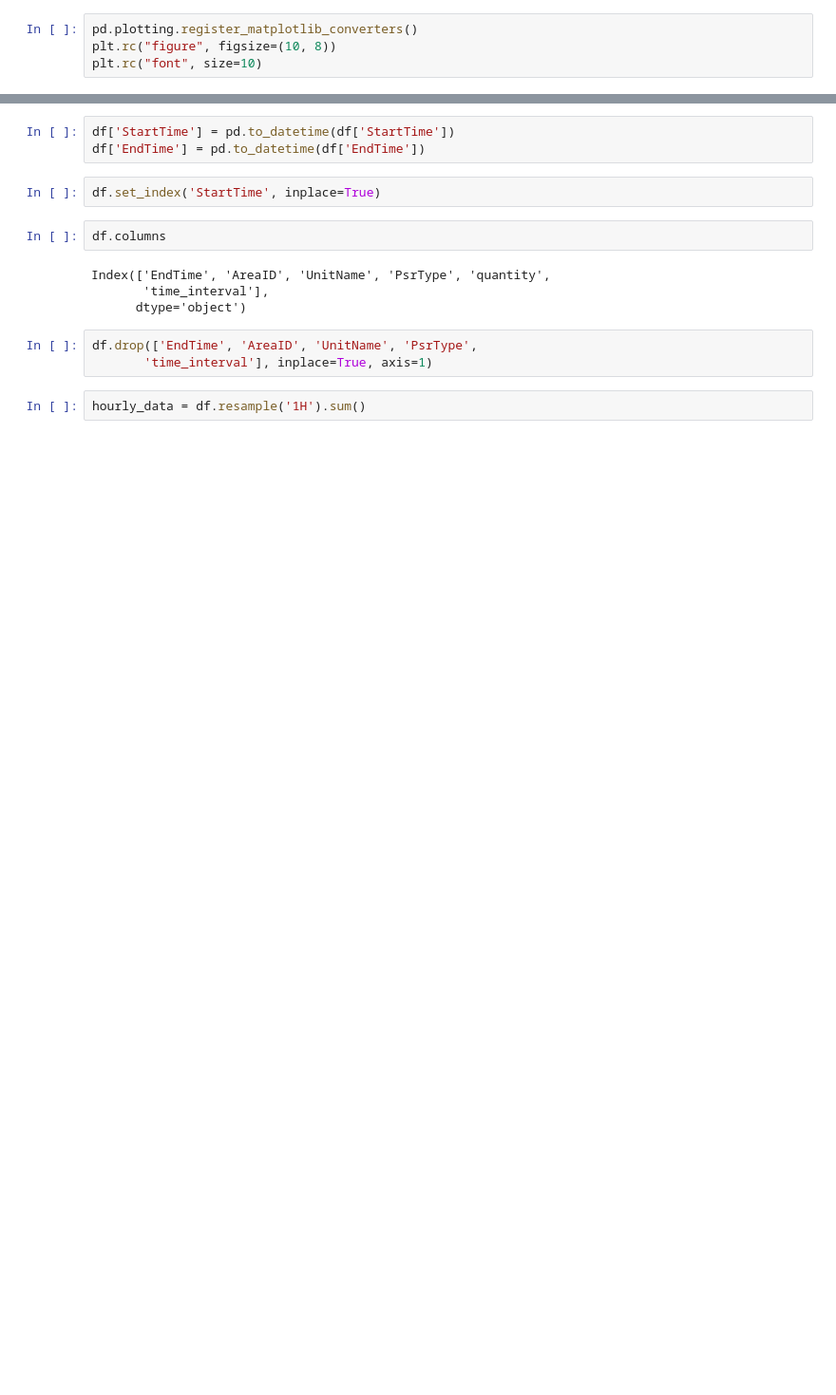
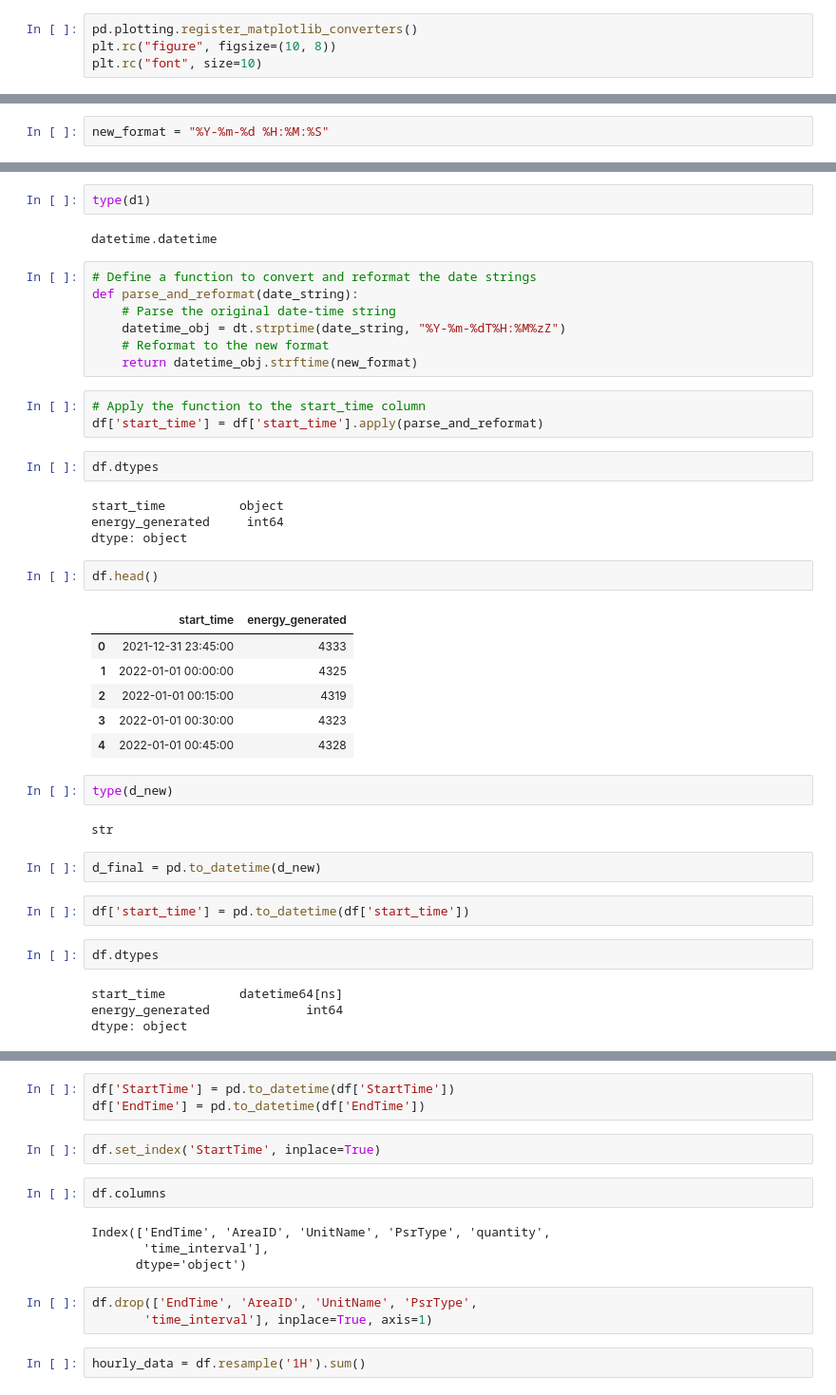
Before and after one commit to Ashish-Soni08/SE-Europe-Data_Challenge, a Jupyter notebook: EDA.ipynb, the cells around one changed output, grey strips where cells are left out. Shown at 95% size. Drawn from its saved outputs; the diff is of its cells as text; blank space fills up the shorter version.

```diff
--- a/EDA.ipynb
+++ b/EDA.ipynb
@@ -13,0 +40,2 @@ df = pd.read_csv("/workspaces/SE-Europe-Data_Challenge/data/processed/2022_to_20
+# %%
+new_format = "%Y-%m-%d %H:%M:%S"
@@ -13,0 +46,43 @@ df = pd.read_csv("/workspaces/SE-Europe-Data_Challenge/data/processed/2022_to_20
+# %%
+type(d1)
+# %% [output]
+datetime.datetime
+# %%
+# Define a function to convert and reformat the date strings
+def parse_and_reformat(date_string):
+    # Parse the original date-time string
+    datetime_obj = dt.strptime(date_string, "%Y-%m-%dT%H:%M%zZ")
+    # Reformat to the new format
+    return datetime_obj.strftime(new_format)
+# %%
+# Apply the function to the start_time column
+df['start_time'] = df['start_time'].apply(parse_and_reformat)
+# %%
+df.dtypes
+# %% [output]
+start_time          object
+energy_generated     int64
+dtype: object
+# %%
+df.head()
+# %% [output]
+|  | start_time | energy_generated |
+| 0 | 2021-12-31 23:45:00 | 4333 |
+| 1 | 2022-01-01 00:00:00 | 4325 |
+| 2 | 2022-01-01 00:15:00 | 4319 |
+| 3 | 2022-01-01 00:30:00 | 4323 |
+| 4 | 2022-01-01 00:45:00 | 4328 |
+# %%
+type(d_new)
+# %% [output]
+str
+# %%
+d_final = pd.to_datetime(d_new)
+# %%
+df['start_time'] = pd.to_datetime(df['start_time'])
+# %%
+df.dtypes
+# %% [output]
+start_time          datetime64[ns]
+energy_generated             int64
+dtype: object
```
Also changed, not shown: parts of 10 cells of this notebook.
